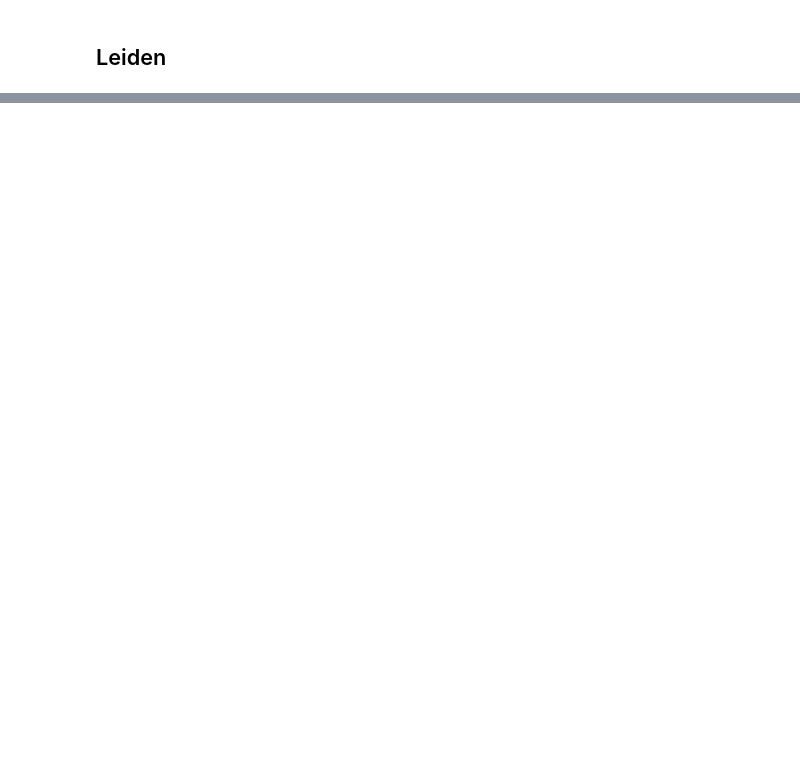
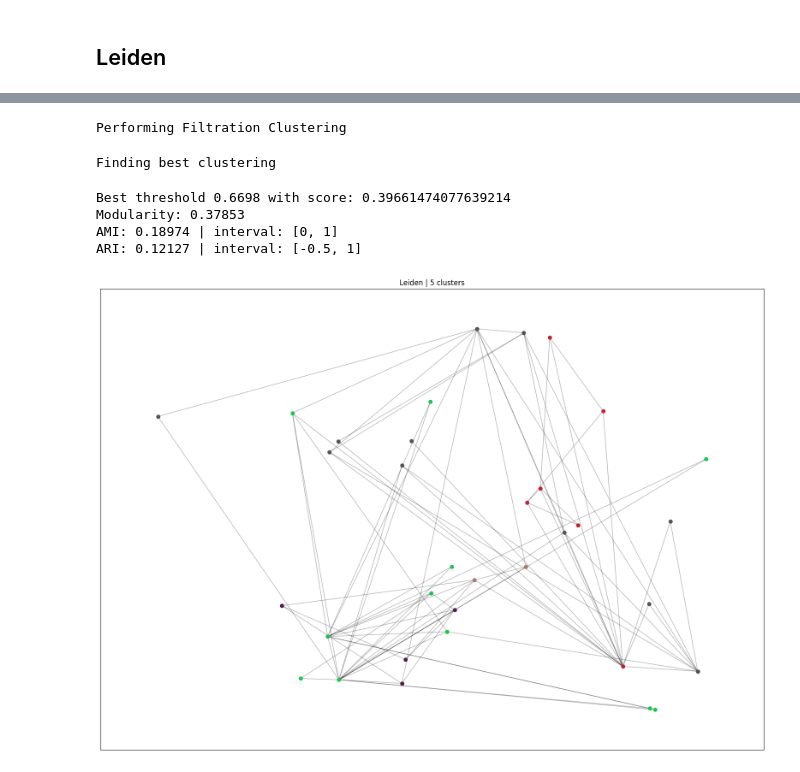
Before and after one commit to MarioAuditore/graph_clustering, a Jupyter notebook: ground_truth_clustering_experiment/experiment.ipynb, the cells around one changed output, grey strips where cells are left out. Saved outputs shown, nothing was run; the diff lists cells and outputs as text; code cells hidden in the pictures; blank space fills up the shorter version.

```diff
--- a/ground_truth_clustering_experiment/experiment.ipynb
+++ b/ground_truth_clustering_experiment/experiment.ipynb
@@ -162,16 +161,36 @@ nx.community.modularity(G, communities, weight='length')
+# %%
+# Compute OllivierRicci curvature
+orc = OllivierRicci(G, alpha=0.5, verbose="INFO")
+G_orc = orc.compute_ricci_curvature()
+
+# Shift curvature values, so that they start with zero
+min_curv = min([d['ricciCurvature'] for _,_,d in G_orc.edges(data=True)])
+
+for a, b in G_orc.edges:
+    G_orc[a][b]['ricciCurvature'] -= min_curv
 # %%
+np.random.seed(0xAB0BA)
 seed(0xAB0BA)
 
-communities = leiden(G, partition_type=la.ModularityVertexPartition, seed=0xAB0BA)
+fc = FiltrationClustering(G_orc, weight='ricciCurvature')
+communities = fc.cluster(quantiles=np.linspace(1e-1, 1, 1000), n_jobs=os.cpu_count()-1)
 
 print(f'Modularity: {modularity(G, communities):.5f}')
 
 # Convert Louvain output to node: community_id format
 louvain_labels = {}
 for i, comm in enumerate(communities):
     for node in comm:
         louvain_labels[node] = i
 
 compute_metrics(G, ground_truth, louvain_labels)
 
 plot_communities([[v for v in c if v in main_component] for c in communities], pos, algo_name='Leiden')
+# %% [output]
+Performing Filtration Clustering
+Finding best clustering
+Best threshold 0.6698 with score: 0.39661474077639214
+Modularity: 0.37853
+AMI: 0.18974 | interval: [0, 1]
+ARI: 0.12127 | interval: [-0.5, 1]
+[figure, added]
```
Also changed, not shown: parts of 7 cells of this notebook.
